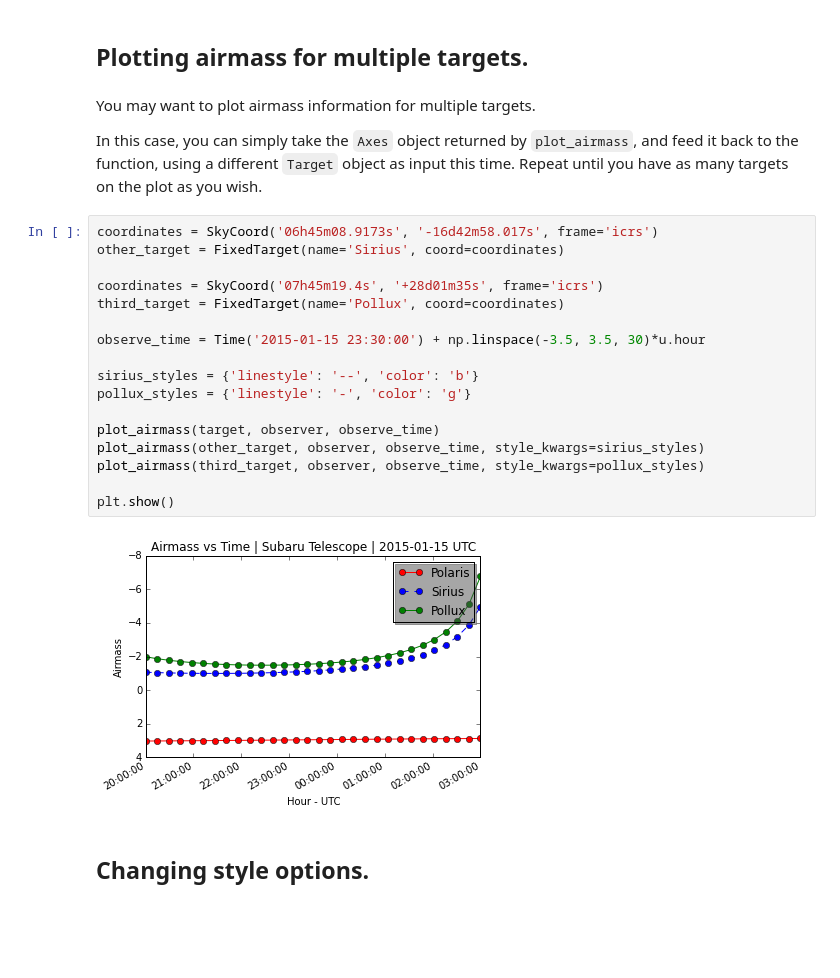
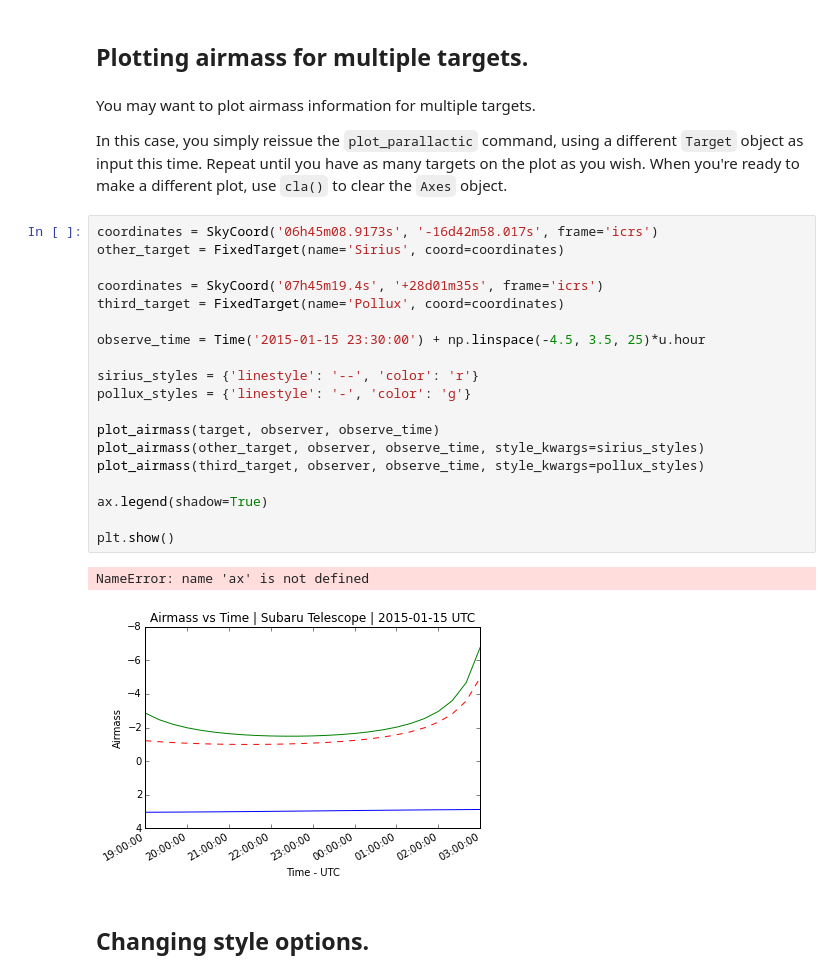
Before and after one commit to astropy/astroplan, a Jupyter notebook: examples/plotting_examples--airmass.ipynb, the cells around one changed output. Saved outputs shown, nothing was run; the diff lists cells and outputs as text; blank space fills up the shorter version.

Commit message:
Modified plots.py and airmass/parallactic angle examples.

```diff
--- a/examples/plotting_examples--airmass.ipynb
+++ b/examples/plotting_examples--airmass.ipynb
@@ -77,26 +77,29 @@ plt.show()
 # %% [markdown]
 You may want to plot airmass information for multiple targets.
 
-In this case, you can simply take the `Axes` object returned by `plot_airmass`, and feed it back to the function, using a different `Target` object as input this time.  Repeat until you have as many targets on the plot as you wish.
+In this case, you simply reissue the `plot_parallactic` command, using a different `Target` object as input this time.  Repeat until you have as many targets on the plot as you wish.  When you're ready to make a different plot, use `cla()` to clear the `Axes` object.
 # %%
 coordinates = SkyCoord('06h45m08.9173s', '-16d42m58.017s', frame='icrs')
 other_target = FixedTarget(name='Sirius', coord=coordinates)
 
 coordinates = SkyCoord('07h45m19.4s', '+28d01m35s', frame='icrs')
 third_target = FixedTarget(name='Pollux', coord=coordinates)
 
-observe_time = Time('2015-01-15 23:30:00') + np.linspace(-3.5, 3.5, 30)*u.hour
+observe_time = Time('2015-01-15 23:30:00') + np.linspace(-4.5, 3.5, 25)*u.hour
 
-sirius_styles = {'linestyle': '--', 'color': 'b'}
+sirius_styles = {'linestyle': '--', 'color': 'r'}
 pollux_styles = {'linestyle': '-', 'color': 'g'}
 
 plot_airmass(target, observer, observe_time)
 plot_airmass(other_target, observer, observe_time, style_kwargs=sirius_styles)
 plot_airmass(third_target, observer, observe_time, style_kwargs=pollux_styles)
 
+ax.legend(shadow=True)
+
 plt.show()
 # %% [output]
+NameError: name 'ax' is not defined
-[figure, old version]
+[figure, new version]
 # %% [markdown]
 ## Changing style options.
 # %% [markdown]
```
Also changed, not shown: parts of 4 cells of this notebook, 2 other files.
